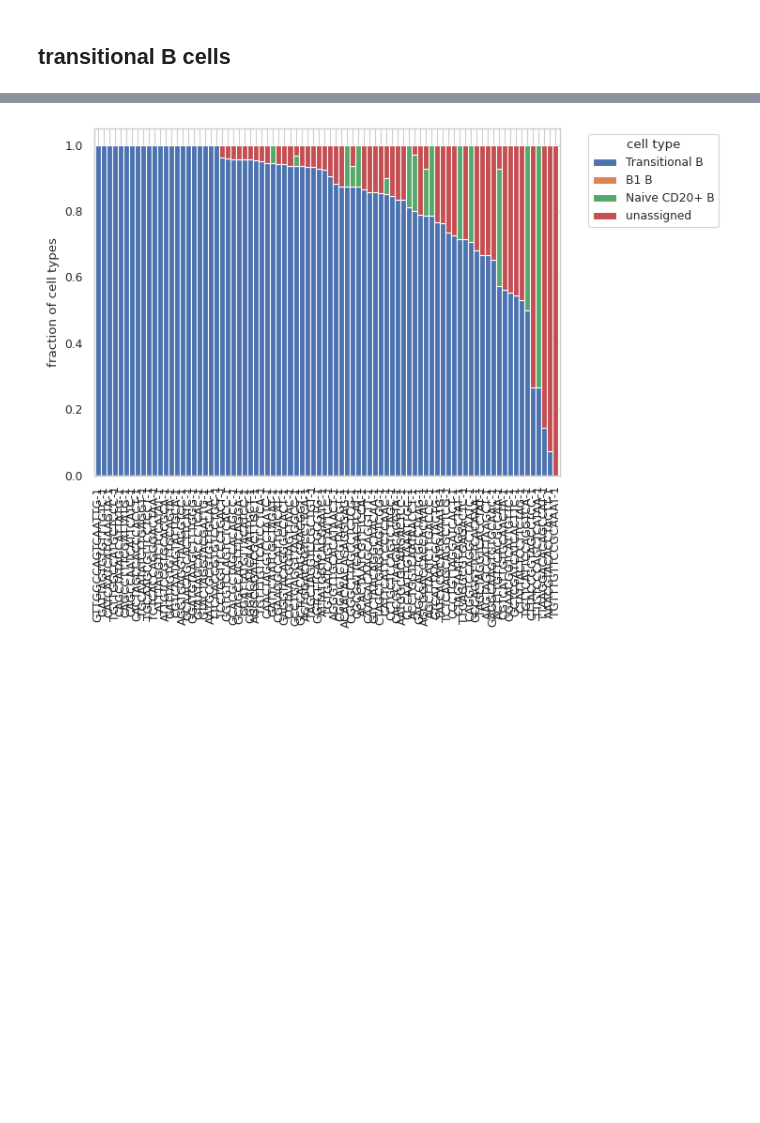
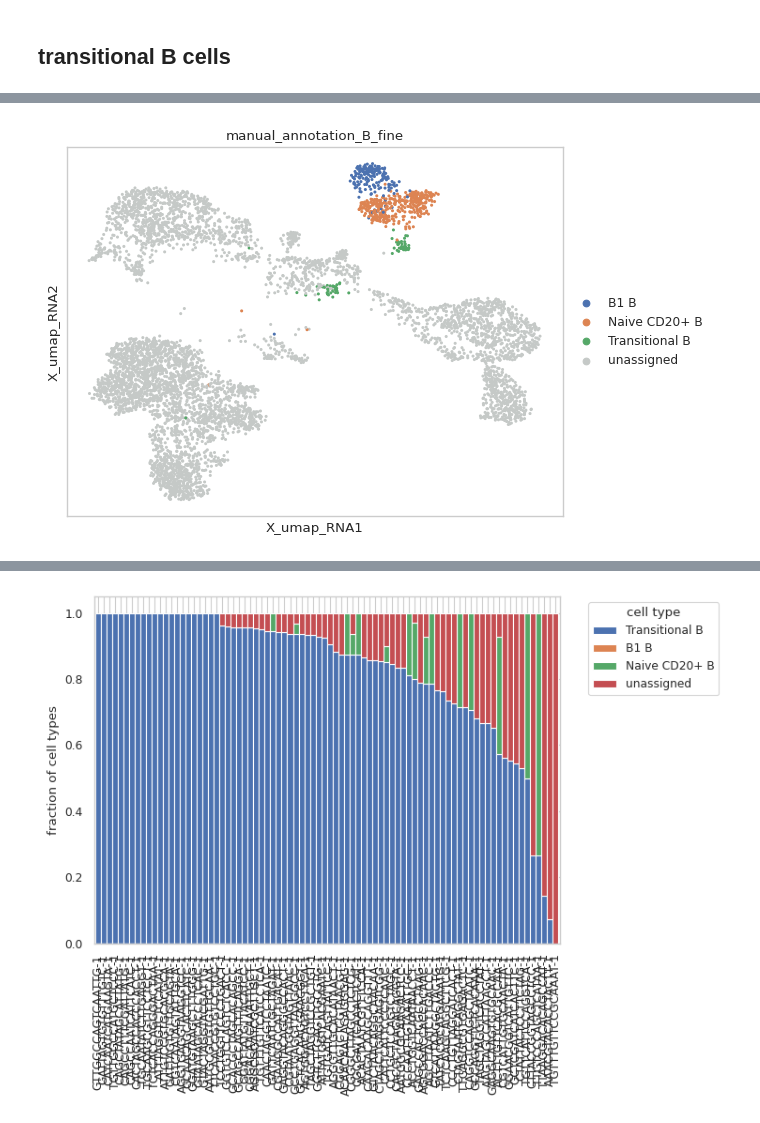
Before and after one commit to czbiohub-sf/celltype_annotation_tutorial, a Jupyter notebook: notebooks/Fig4S1_RNA_ATAC_celltype_distances.ipynb, the cells around one changed output, grey strips where cells are left out. Cells and saved outputs as stored; diff of their text form; code cells hidden in the pictures; blank space fills up the shorter version.

```diff
--- a/notebooks/Fig4S1_RNA_ATAC_celltype_distances.ipynb
+++ b/notebooks/Fig4S1_RNA_ATAC_celltype_distances.ipynb
@@ -826 +828,5 @@ sc.pl.embedding(adata, basis = "X_umap_WNN_seurat", color="manual_annotation_B_f
 [figure]
+# %%
+sc.pl.embedding(adata, basis = "X_umap_RNA", color="manual_annotation_B_fine",
+                save="_manual_annotation_B_subtypes.pdf")
+# %% [output]
@@ -826,0 +834 @@ sc.pl.embedding(adata, basis = "X_umap_WNN_seurat", color="manual_annotation_B_f
+[figure, added]
```
Also changed, not shown: parts of 4 cells of this notebook, 1 other file.
